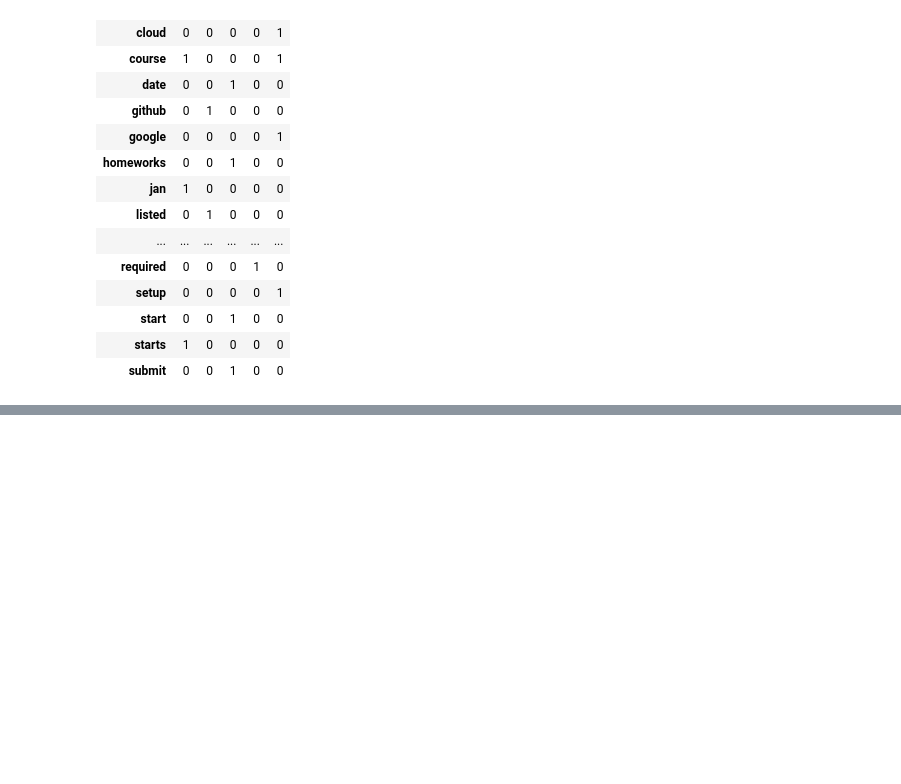
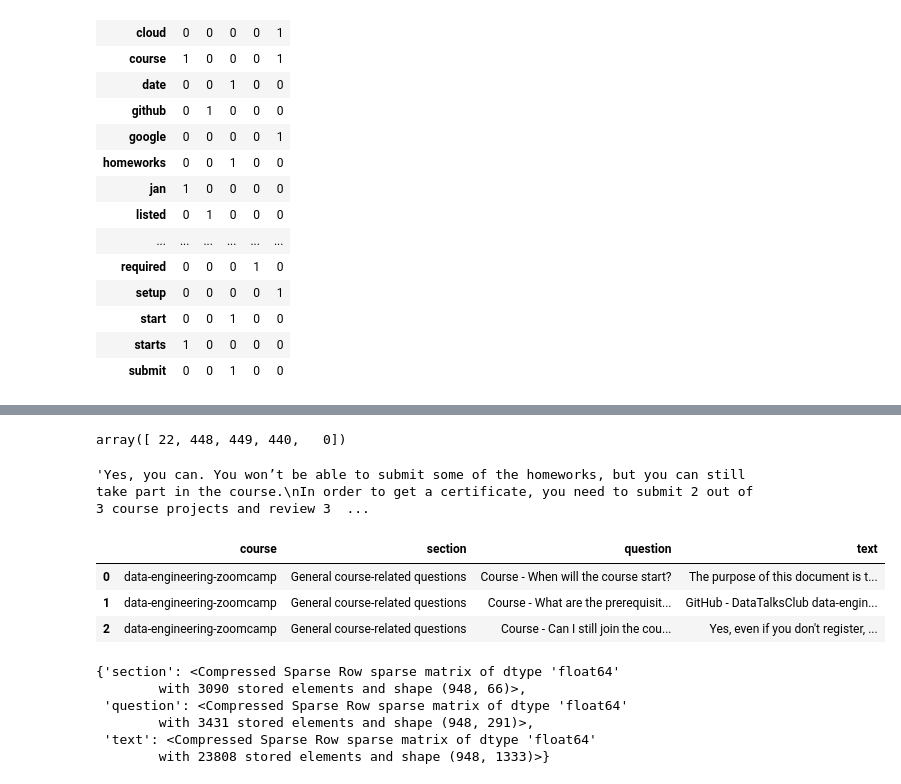
Before and after one commit to alexptrw/llm-zoomcamp, a Jupyter notebook: 01-intro/pre-course-workshop.ipynb, the cells around one changed output, grey strips where cells are left out. Drawn from its saved outputs; the diff is of its cells as text; code cells hidden in the pictures; blank space fills up the shorter version.

```diff
--- a/01-intro/pre-course-workshop.ipynb
+++ b/01-intro/pre-course-workshop.ipynb
@@ -130,0 +233,15 @@ array([1, 1, 1, ..., 1, 1, 1], shape=(23808,))
+# %%
+np.argsort(score)[-5:]
+# %% [output]
+array([ 22, 448, 449, 440,   0])
+# %%
+df.iloc[449].text
+# %% [output]
+'Yes, you can. You won’t be able to submit some of the homeworks, but you can still take part in the course.\nIn order to get a certificate, you need to submit 2 out of 3 course projects and review 3  ...
+# %%
+df.head(3)
+# %% [output]
+|  | course | section | question | text |
+| 0 | data-engineering-zoomcamp | General course-related questions | Course - When will the course start? | The purpose of this document is t... |
+| 1 | data-engineering-zoomcamp | General course-related questions | Course - What are the prerequisit... | GitHub - DataTalksClub data-engin... |
+| 2 | data-engineering-zoomcamp | General course-related questions | Course - Can I still join the cou... | Yes, even if you don't register, ... |
@@ -130,0 +259,9 @@ array([1, 1, 1, ..., 1, 1, 1], shape=(23808,))
+# %%
+matrices
+# %% [output]
+{'section': <Compressed Sparse Row sparse matrix of dtype 'float64'
+        with 3090 stored elements and shape (948, 66)>,
+ 'question': <Compressed Sparse Row sparse matrix of dtype 'float64'
+        with 3431 stored elements and shape (948, 291)>,
+ 'text': <Compressed Sparse Row sparse matrix of dtype 'float64'
+        with 23808 stored elements and shape (948, 1333)>}
```
Also changed, not shown: parts of 13 cells of this notebook.
